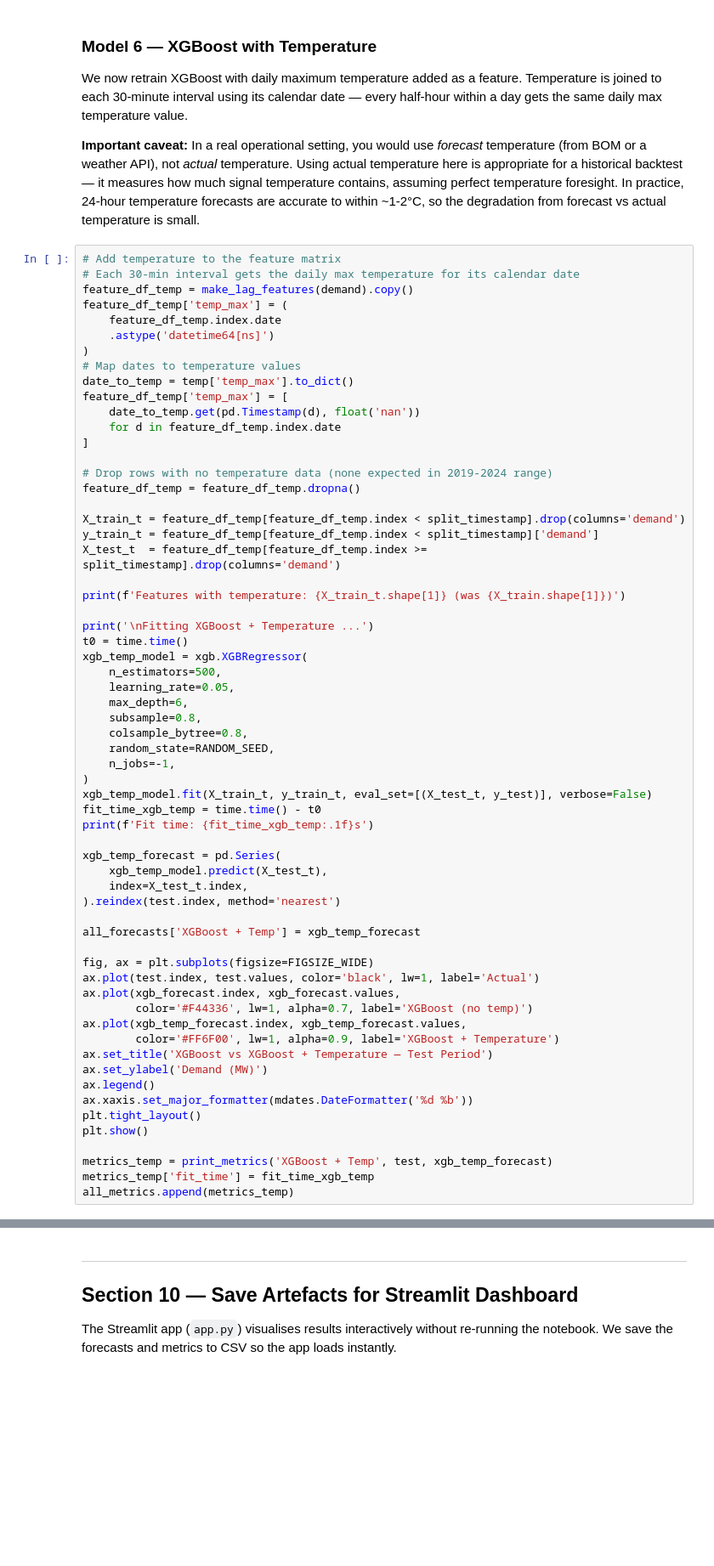
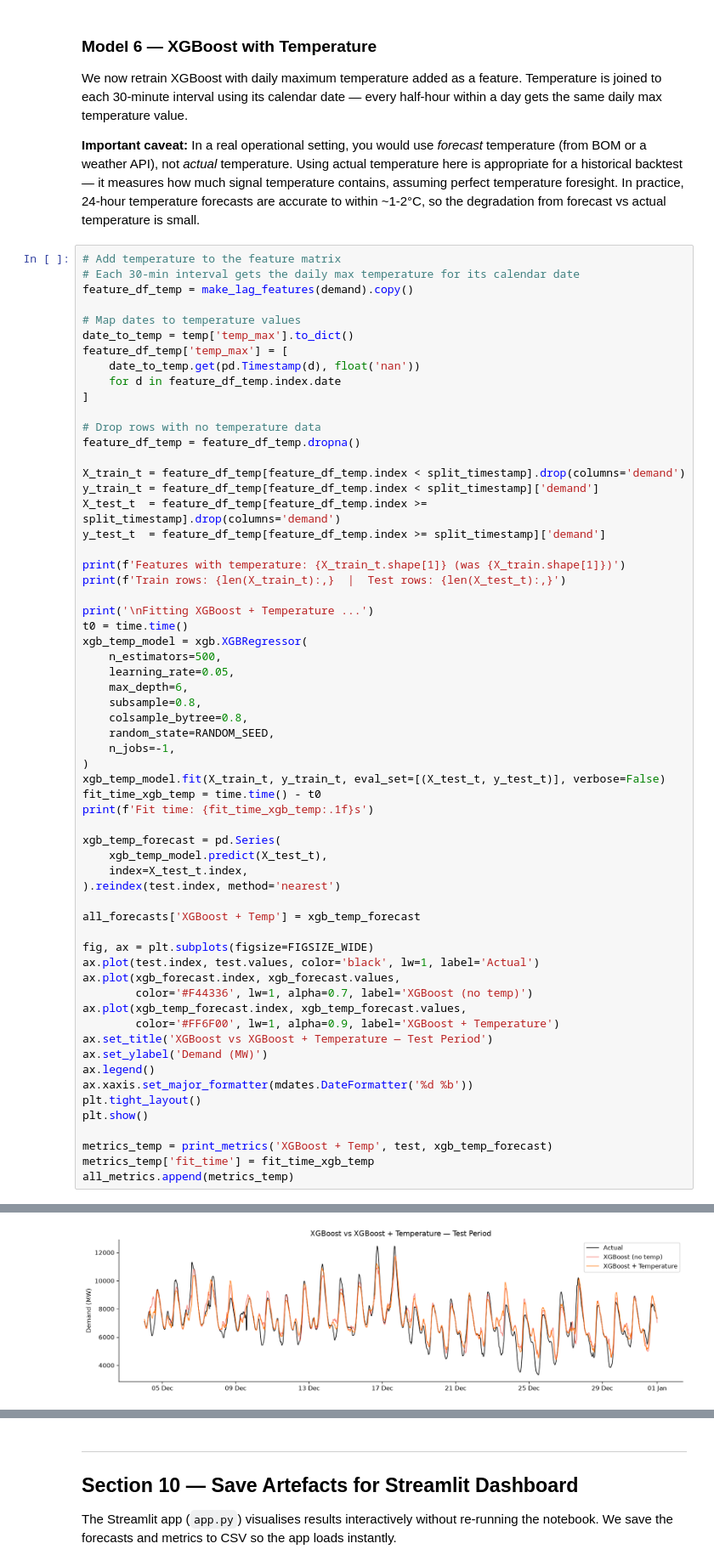
Before and after one commit to nancy-vn-le/electricity-demand-forecasting, a Jupyter notebook: notebooks/electricity_demand_forecasting.ipynb, the cells around one changed output, grey strips where cells are left out. Shown at 85% size. Cells and saved outputs as stored; diff of their text form; blank space fills up the shorter version.

```diff
--- a/notebooks/electricity_demand_forecasting.ipynb
+++ b/notebooks/electricity_demand_forecasting.ipynb
@@ -1191,10 +1218,7 @@ We now retrain XGBoost with daily maximum temperature added as a feature. Temper
 # Add temperature to the feature matrix
 # Each 30-min interval gets the daily max temperature for its calendar date
 feature_df_temp = make_lag_features(demand).copy()
-feature_df_temp['temp_max'] = (
-    feature_df_temp.index.date
-    .astype('datetime64[ns]')
-)
+
 # Map dates to temperature values
 date_to_temp = temp['temp_max'].to_dict()
 feature_df_temp['temp_max'] = [
@@ -1202,14 +1226,16 @@ feature_df_temp['temp_max'] = [
     for d in feature_df_temp.index.date
 ]
 
-# Drop rows with no temperature data (none expected in 2019-2024 range)
+# Drop rows with no temperature data
 feature_df_temp = feature_df_temp.dropna()
 
 X_train_t = feature_df_temp[feature_df_temp.index < split_timestamp].drop(columns='demand')
 y_train_t = feature_df_temp[feature_df_temp.index < split_timestamp]['demand']
 X_test_t  = feature_df_temp[feature_df_temp.index >= split_timestamp].drop(columns='demand')
+y_test_t  = feature_df_temp[feature_df_temp.index >= split_timestamp]['demand']
 
 print(f'Features with temperature: {X_train_t.shape[1]} (was {X_train.shape[1]})')
+print(f'Train rows: {len(X_train_t):,}  |  Test rows: {len(X_test_t):,}')
 
 print('\nFitting XGBoost + Temperature ...')
 t0 = time.time()
@@ -1222,7 +1248,7 @@ xgb_temp_model = xgb.XGBRegressor(
     random_state=RANDOM_SEED,
     n_jobs=-1,
 )
-xgb_temp_model.fit(X_train_t, y_train_t, eval_set=[(X_test_t, y_test)], verbose=False)
+xgb_temp_model.fit(X_train_t, y_train_t, eval_set=[(X_test_t, y_test_t)], verbose=False)
 fit_time_xgb_temp = time.time() - t0
 print(f'Fit time: {fit_time_xgb_temp:.1f}s')
 
@@ -1249,3 +1275,4 @@ plt.show()
 metrics_temp = print_metrics('XGBoost + Temp', test, xgb_temp_forecast)
 metrics_temp['fit_time'] = fit_time_xgb_temp
 all_metrics.append(metrics_temp)
+# %% [output]
@@ -1251,0 +1284 @@ all_metrics.append(metrics_temp)
+[figure, added]
```
Also changed, not shown: parts of 10 cells of this notebook, 4 other files.
